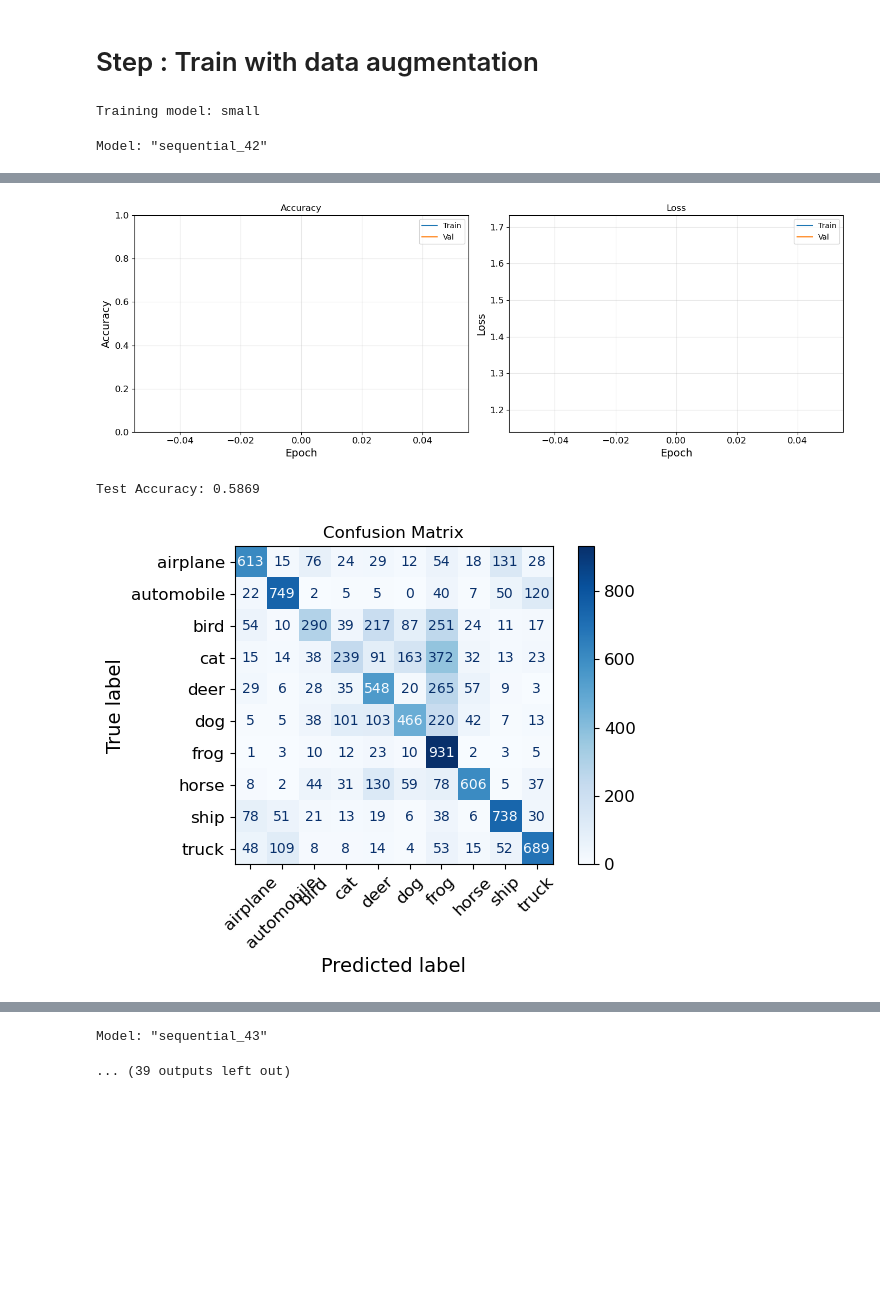
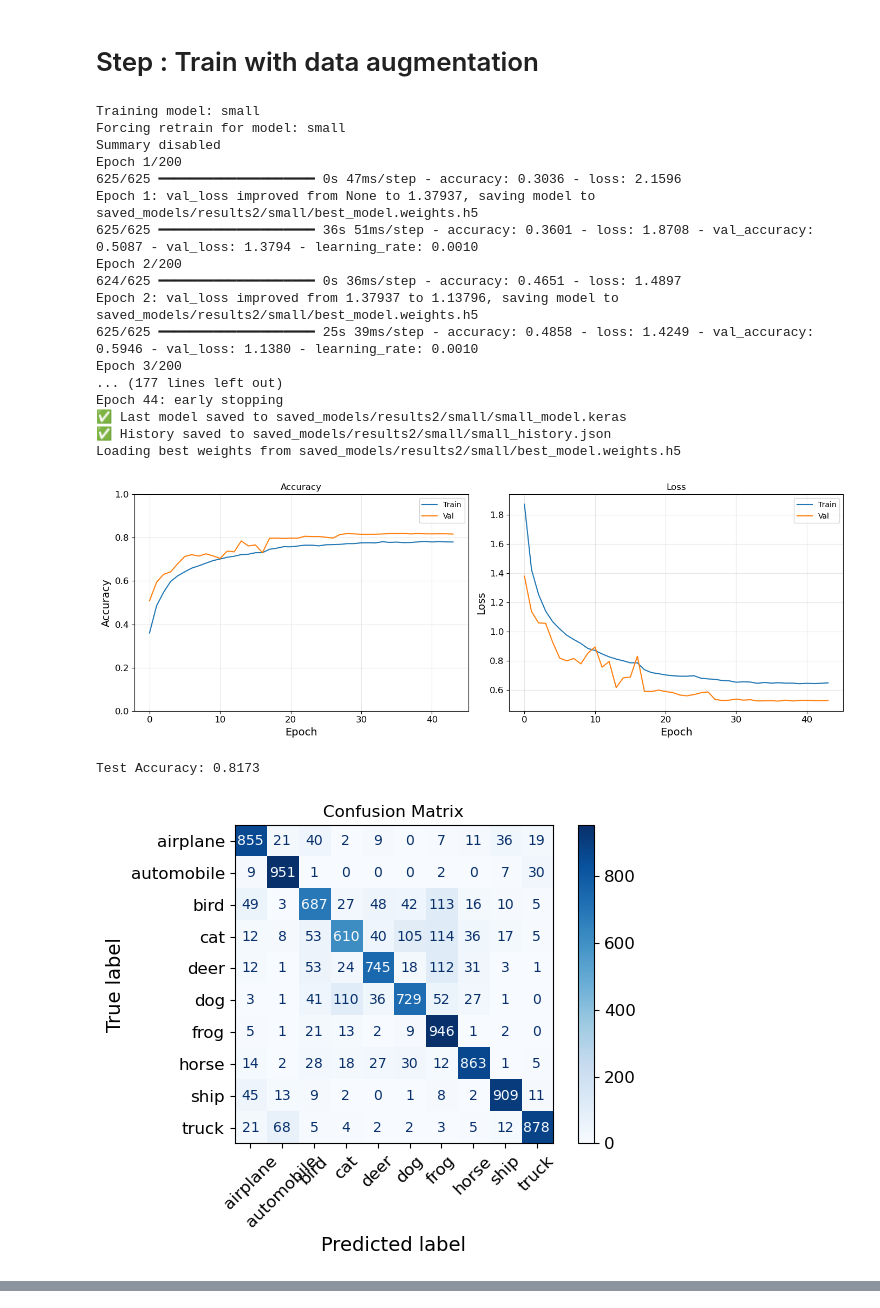
Before and after one commit to elfreyer/project_module_2, a Jupyter notebook: cifar10_CNN.ipynb, the cells around one changed output, grey strips where cells are left out. Saved outputs shown, nothing was run; the diff lists cells and outputs as text; code cells hidden in the pictures; blank space fills up the shorter version.

```diff
--- a/cifar10_CNN.ipynb
+++ b/cifar10_CNN.ipynb
@@ -784,9 +871,36 @@ lr_scheduler = tf.keras.callbacks.ReduceLROnPlateau(
+# %%
+
+def get_callbacks(save_dir):
+    lr_scheduler = tf.keras.callbacks.ReduceLROnPlateau(
+        monitor='val_loss',
+        factor=0.3,
+        patience=3,
+        verbose=1,
+        min_lr=1e-9
+    )
+
+    checkpoint_cb = tf.keras.callbacks.ModelCheckpoint(
+        filepath=os.path.join(save_dir, "best_model.weights.h5"),
+        monitor="val_loss",
+        save_best_only=True,
+        save_weights_only=True,
+        verbose=1
+    )
+
+    earlystop_cb = tf.keras.callbacks.EarlyStopping(
+        monitor="val_loss",
+        patience=7,
+        restore_best_weights=False,
+        verbose=1
+    )
+
+    return [lr_scheduler, checkpoint_cb, earlystop_cb]
 # %% [markdown]
 # Step : Add simple data augmentation
 # %%
 augment = tf.keras.Sequential([
     tf.keras.layers.RandomFlip("horizontal"),
-    tf.keras.layers.RandomTranslation(0.1, 0.1),
+    tf.keras.layers.RandomTranslation(0.2, 0.2),
 ])
 # %% [markdown]
 # Step : Update Preprocess for training
@@ -808,23 +922,48 @@ val_ds = (tf.data.Dataset.from_tensor_slices((X_val, y_val))
 # %%
 results2 = {}
 
 for name in model_names:
     print(f"Training model: {name}")
+
+    save_dir = os.path.join("saved_models", "results2", name)
+    os.makedirs(save_dir, exist_ok=True)
+
+    callbacks = get_callbacks(save_dir)
 
     trainer = TrainAndEvaluateModel(
         model_name=name,
         train_ds=train_ds,
         val_ds=val_ds,
         optimizer=tf.keras.optimizers.Adam(),
         loss_fn="categorical_crossentropy",
-        epochs=1,
-        callbacks = [lr_scheduler],
+        epochs=200,
+        callbacks=callbacks,
         X_test=X_test,
         y_test=y_test,
-        class_names=classNames
+        class_names=classNames,
+        force=True,
+        base_dir="saved_models/results2"
     )
 
-    results[name] = trainer.run()
+    results2[name] = trainer.run()
 # %% [output]
 Training model: small
+Forcing retrain for model: small
+Summary disabled
+Epoch 1/200
+625/625 ━━━━━━━━━━━━━━━━━━━━ 0s 47ms/step - accuracy: 0.3036 - loss: 2.1596
+Epoch 1: val_loss improved from None to 1.37937, saving model to saved_models/results2/small/best_model.weights.h5
+625/625 ━━━━━━━━━━━━━━━━━━━━ 36s 51ms/step - accuracy: 0.3601 - loss: 1.8708 - val_accuracy: 0.5087 - val_loss: 1.3794 - learning_rate: 0.0010
+Epoch 2/200
+624/625 ━━━━━━━━━━━━━━━━━━━━ 0s 36ms/step - accuracy: 0.4651 - loss: 1.4897
+Epoch 2: val_loss improved from 1.37937 to 1.13796, saving model to saved_models/results2/small/best_model.weights.h5
+625/625 ━━━━━━━━━━━━━━━━━━━━ 25s 39ms/step - accuracy: 0.4858 - loss: 1.4249 - val_accuracy: 0.5946 - val_loss: 1.1380 - learning_rate: 0.0010
+Epoch 3/200
+... (177 lines left out)
+Epoch 44: early stopping
+✅ Last model saved to saved_models/results2/small/small_model.keras
+✅ History saved to saved_models/results2/small/small_history.json
+Loading best weights from saved_models/results2/small/best_model.weights.h5
+[figure, new version]
-Model: "sequential_42"
+Test Accuracy: 0.8173
+[figure, new version]
@@ -852,3 +1010,0 @@ Model: "sequential_42"
-[figure, old version]
-Test Accuracy: 0.5869
-[figure, old version]
@@ -875,5 +1011,3 @@ Training model: medium
-Model: "sequential_43"
-... (39 outputs left out)
 # %%
 for name, result in results.items():
     acc = result["metrics"]["accuracy"]
```
Also changed, not shown: parts of 15 cells of this notebook.
